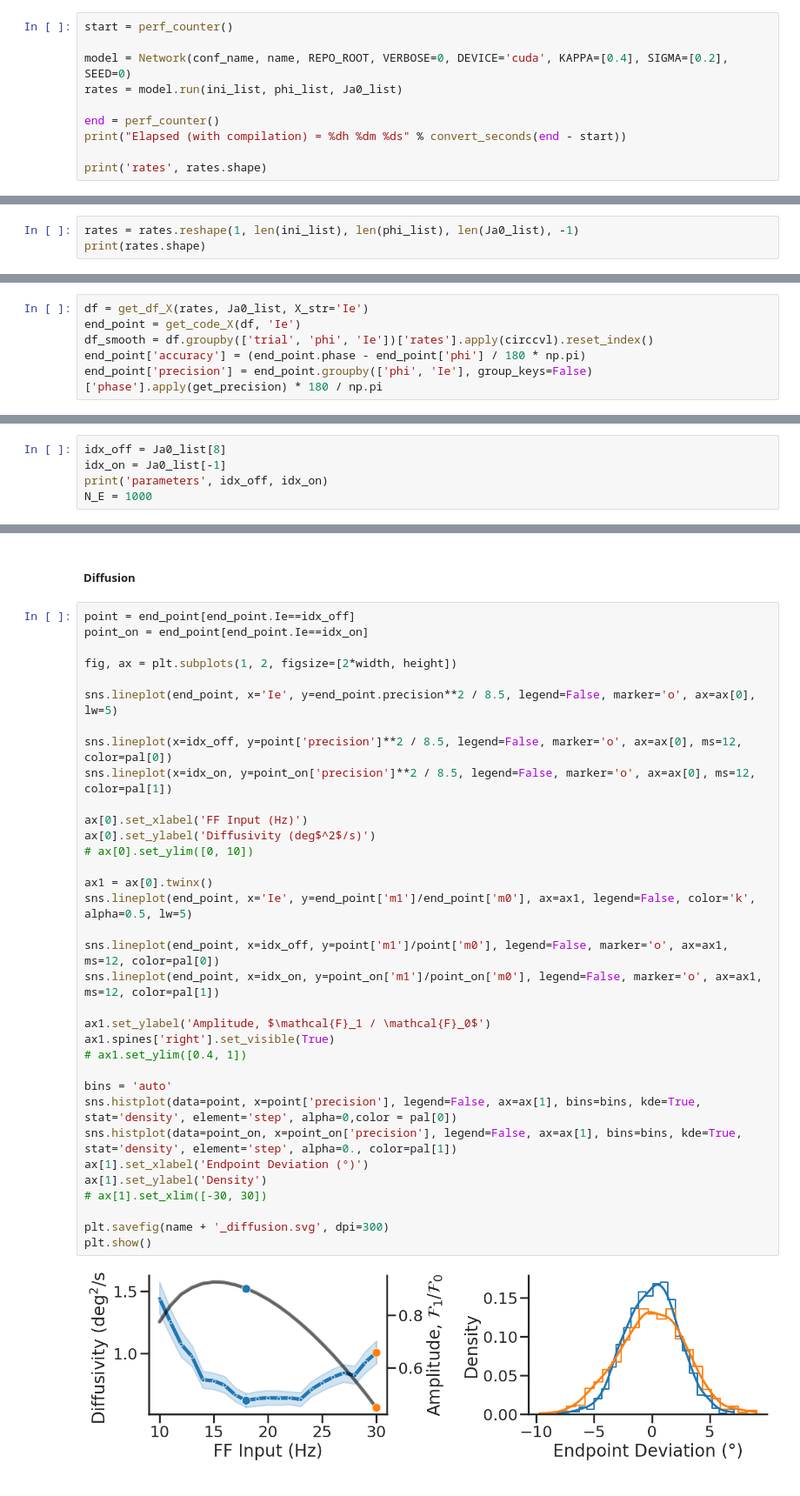
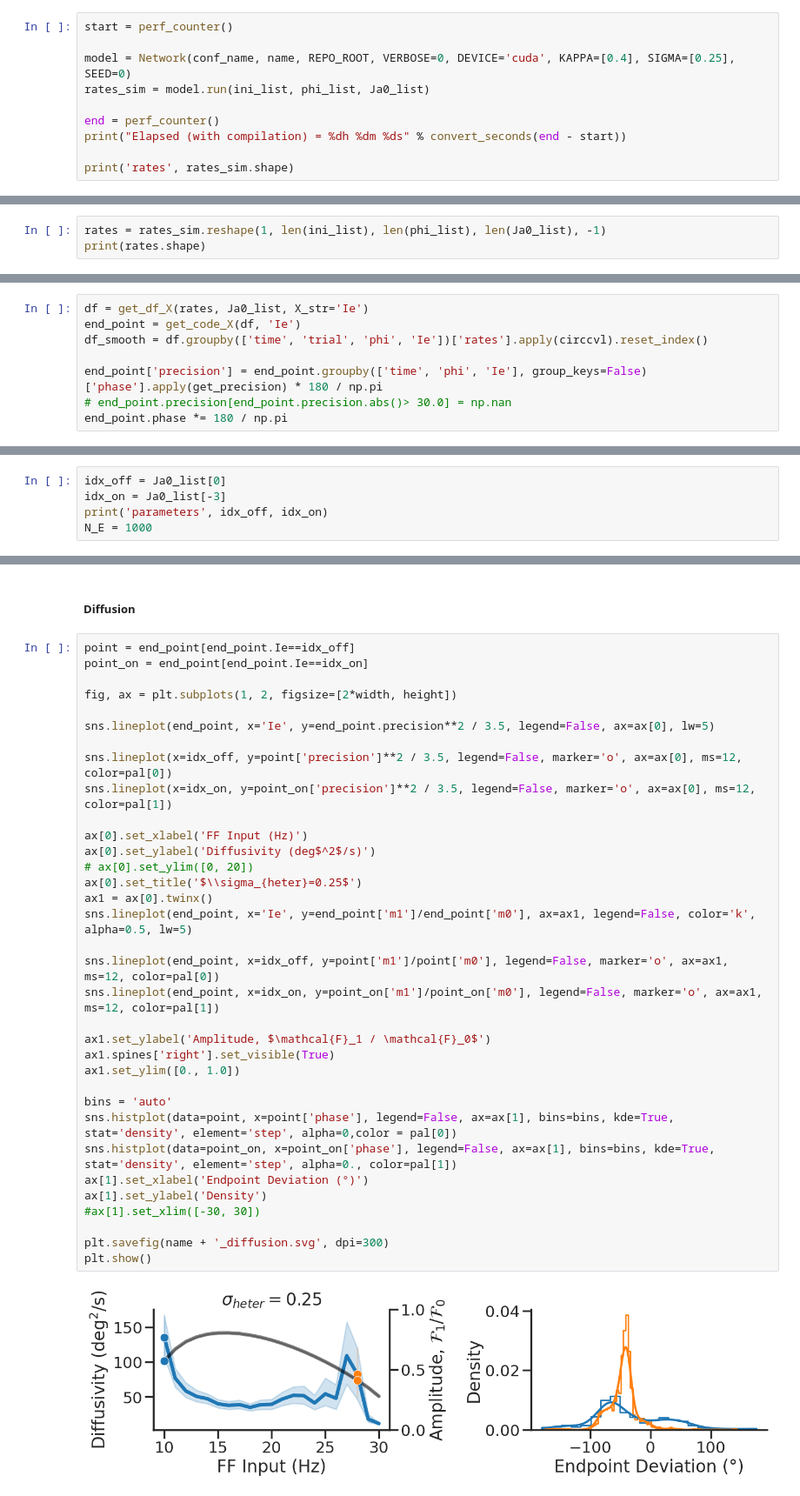
Before and after one commit to kiriclope/NeuroFlame, a Jupyter notebook: notebooks/nb_odr.ipynb, the cells around one changed output, grey strips where cells are left out. Shown at 87% size. Saved outputs shown, nothing was run; the diff lists cells and outputs as text.

```diff
--- a/notebooks/nb_odr.ipynb
+++ b/notebooks/nb_odr.ipynb
@@ -743,11 +854,11 @@ phi_list = np.linspace(0, 315, 8)
 # %%
 start = perf_counter()
 
-model = Network(conf_name, name, REPO_ROOT, VERBOSE=0, DEVICE='cuda', KAPPA=[0.4], SIGMA=[0.2], SEED=0)
-rates = model.run(ini_list, phi_list, Ja0_list)
+model = Network(conf_name, name, REPO_ROOT, VERBOSE=0, DEVICE='cuda', KAPPA=[0.4], SIGMA=[0.25], SEED=0)
+rates_sim = model.run(ini_list, phi_list, Ja0_list)
 
 end = perf_counter()
 print("Elapsed (with compilation) = %dh %dm %ds" % convert_seconds(end - start))
 
-print('rates', rates.shape)
+print('rates', rates_sim.shape)
 # %% [output]
@@ -755,6 +866,6 @@ Elapsed (with compilation) = 0h 1m 17s
 rates (1, 21000, 1000)
 # %%
-rates = rates.reshape(1, len(ini_list), len(phi_list), len(Ja0_list), -1)
+rates = rates_sim.reshape(1, len(ini_list), len(phi_list), len(Ja0_list), -1)
 print(rates.shape)
 # %% [output]
 (1, 125, 8, 21, 1000)
@@ -765,9 +876,11 @@ print(rates.shape)
 # %%
 df = get_df_X(rates, Ja0_list, X_str='Ie')
 end_point = get_code_X(df, 'Ie')
-df_smooth = df.groupby(['trial', 'phi', 'Ie'])['rates'].apply(circcvl).reset_index()
-end_point['accuracy'] = (end_point.phase - end_point['phi'] / 180 * np.pi)
-end_point['precision'] = end_point.groupby(['phi', 'Ie'], group_keys=False)['phase'].apply(get_precision) * 180 / np.pi
+df_smooth = df.groupby(['time', 'trial', 'phi', 'Ie'])['rates'].apply(circcvl).reset_index()
+
+end_point['precision'] = end_point.groupby(['time', 'phi', 'Ie'], group_keys=False)['phase'].apply(get_precision) * 180 / np.pi
+# end_point.precision[end_point.precision.abs()> 30.0] = np.nan
+end_point.phase *= 180 / np.pi
 # %%
 end_point['mse'] = end_point.precision**2
 end = end_point.groupby(['Ie']).mean().reset_index()
@@ -794,8 +887,8 @@ print(end)
 # %% [markdown]
 ##### Tuning Profile
 # %%
-idx_off = Ja0_list[8]
-idx_on = Ja0_list[-1]
+idx_off = Ja0_list[0]
+idx_on = Ja0_list[-3]
 print('parameters', idx_off, idx_on)
 N_E = 1000
 # %% [output]
@@ -839,36 +932,36 @@ plt.show()
 # %%
 point = end_point[end_point.Ie==idx_off]
 point_on = end_point[end_point.Ie==idx_on]
 
 fig, ax = plt.subplots(1, 2, figsize=[2*width, height])
 
-sns.lineplot(end_point, x='Ie', y=end_point.precision**2 / 8.5, legend=False, marker='o', ax=ax[0], lw=5)
+sns.lineplot(end_point, x='Ie', y=end_point.precision**2 / 3.5, legend=False, ax=ax[0], lw=5)
 
-sns.lineplot(x=idx_off, y=point['precision']**2 / 8.5, legend=False, marker='o', ax=ax[0], ms=12, color=pal[0])
-sns.lineplot(x=idx_on, y=point_on['precision']**2 / 8.5, legend=False, marker='o', ax=ax[0], ms=12, color=pal[1])
+sns.lineplot(x=idx_off, y=point['precision']**2 / 3.5, legend=False, marker='o', ax=ax[0], ms=12, color=pal[0])
+sns.lineplot(x=idx_on, y=point_on['precision']**2 / 3.5, legend=False, marker='o', ax=ax[0], ms=12, color=pal[1])
 
 ax[0].set_xlabel('FF Input (Hz)')
 ax[0].set_ylabel('Diffusivity (deg$^2$/s)')
-# ax[0].set_ylim([0, 10])
-
+# ax[0].set_ylim([0, 20])
+ax[0].set_title('$\\sigma_{heter}=0.25$')
 ax1 = ax[0].twinx()
 sns.lineplot(end_point, x='Ie', y=end_point['m1']/end_point['m0'], ax=ax1, legend=False, color='k', alpha=0.5, lw=5)
 
 sns.lineplot(end_point, x=idx_off, y=point['m1']/point['m0'], legend=False, marker='o', ax=ax1, ms=12, color=pal[0])
 sns.lineplot(end_point, x=idx_on, y=point_on['m1']/point_on['m0'], legend=False, marker='o', ax=ax1, ms=12, color=pal[1])
 
 ax1.set_ylabel('Amplitude, $\mathcal{F}_1 / \mathcal{F}_0$')
 ax1.spines['right'].set_visible(True)
-# ax1.set_ylim([0.4, 1])
+ax1.set_ylim([0., 1.0])
 
 bins = 'auto'
-sns.histplot(data=point, x=point['precision'], legend=False, ax=ax[1], bins=bins, kde=True, stat='density', element='step', alpha=0,color = pal[0])
-sns.histplot(data=point_on, x=point_on['precision'], legend=False, ax=ax[1], bins=bins, kde=True, stat='density', element='step', alpha=0., color=pal[1])
+sns.histplot(data=point, x=point['phase'], legend=False, ax=ax[1], bins=bins, kde=True, stat='density', element='step', alpha=0,color = pal[0])
+sns.histplot(data=point_on, x=point_on['phase'], legend=False, ax=ax[1], bins=bins, kde=True, stat='density', element='step', alpha=0., color=pal[1])
 ax[1].set_xlabel('Endpoint Deviation (°)')
 ax[1].set_ylabel('Density')
-# ax[1].set_xlim([-30, 30])
+#ax[1].set_xlim([-30, 30])
 
 plt.savefig(name + '_diffusion.svg', dpi=300)
 plt.show()
 # %% [output]
-[figure, old version]
+[figure, new version]
```
Also changed, not shown: parts of 48 cells of this notebook.
